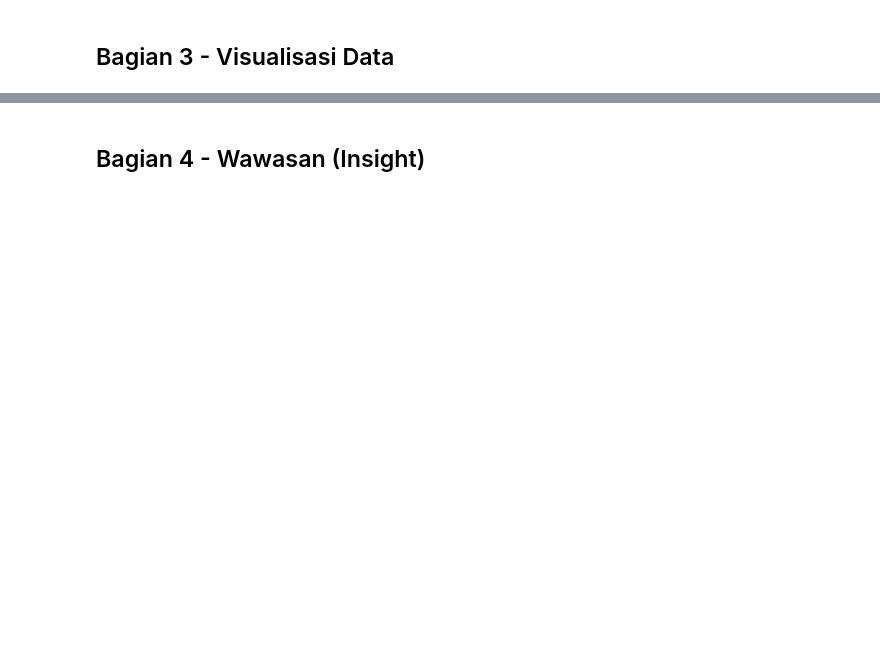
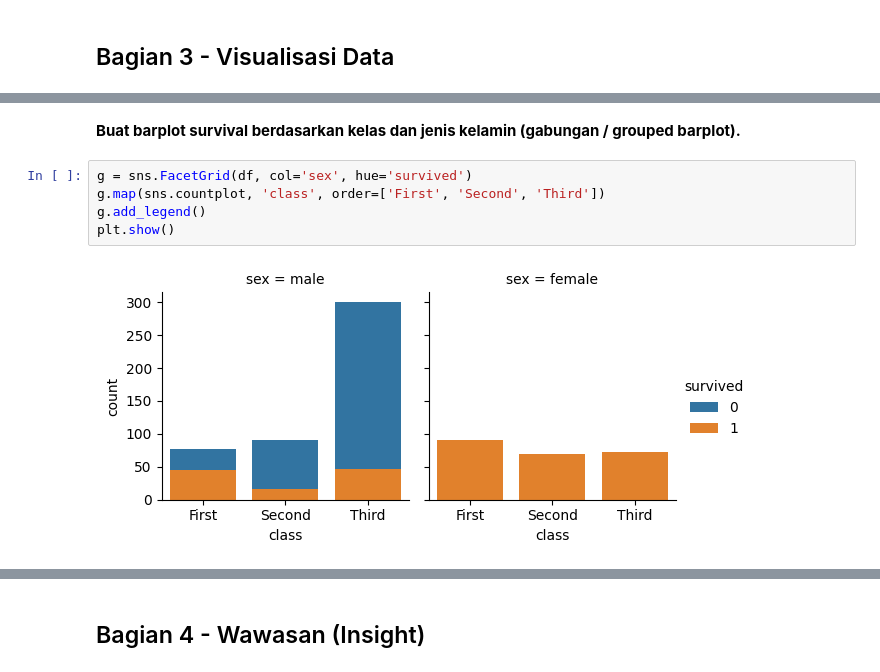
Before and after one commit to muhammadhafiz27/BigData-Muhammad-Hafiz-2311532007, a Jupyter notebook: Pertemuan 1/praktikum_bigdata_pertemuan1.ipynb, the cells around one changed output, grey strips where cells are left out. Saved outputs shown, nothing was run; the diff lists cells and outputs as text; blank space fills up the shorter version.

```diff
--- a/Pertemuan 1/praktikum_bigdata_pertemuan1.ipynb
+++ b/Pertemuan 1/praktikum_bigdata_pertemuan1.ipynb
@@ -137,0 +287,9 @@ Jadi bisa kita simpulkan dari visualisasi yang sudah kita buat bahwa jumlah penu
+# %% [markdown]
+**Buat barplot survival berdasarkan kelas dan jenis kelamin (gabungan / grouped barplot).**
+# %%
+g = sns.FacetGrid(df, col='sex', hue='survived')
+g.map(sns.countplot, 'class', order=['First', 'Second', 'Third'])
+g.add_legend()
+plt.show()
+# %% [output]
+[figure, added]
```
Also changed, not shown: parts of 22 cells of this notebook.
